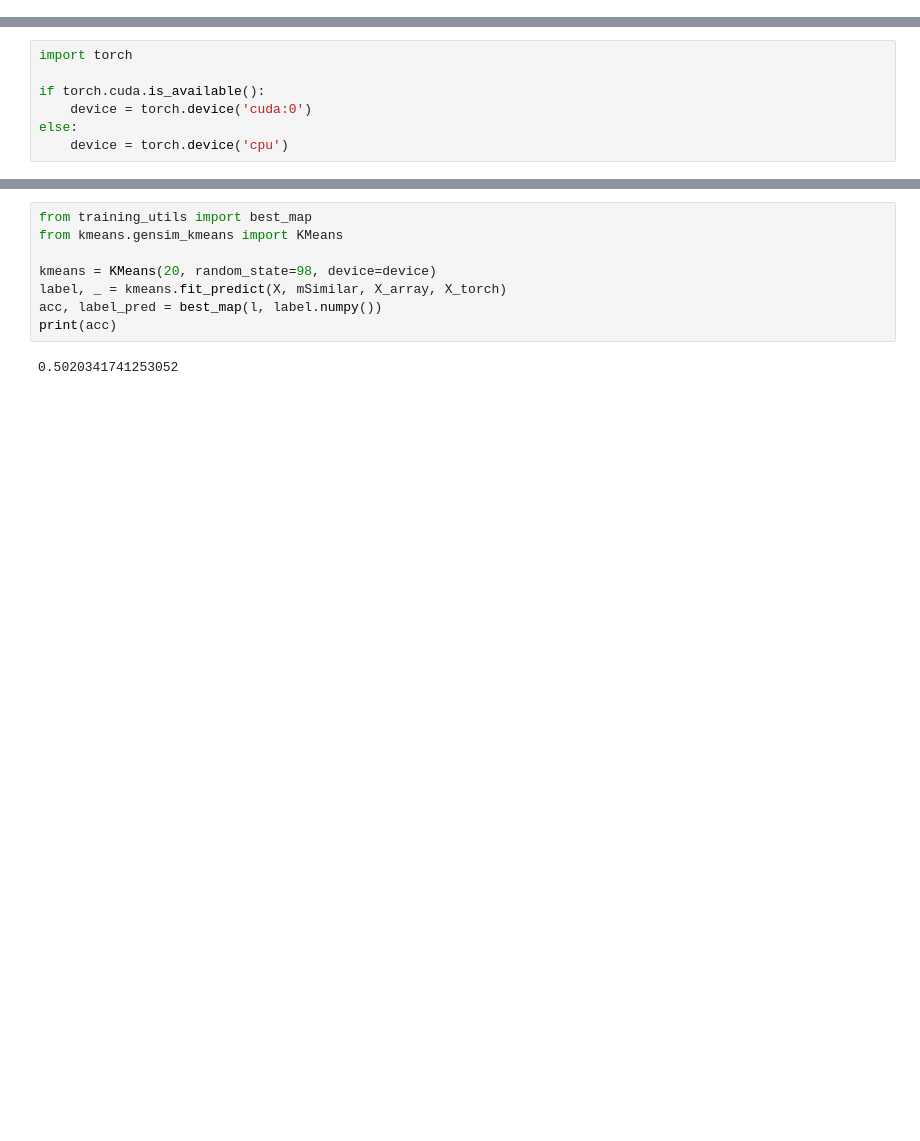
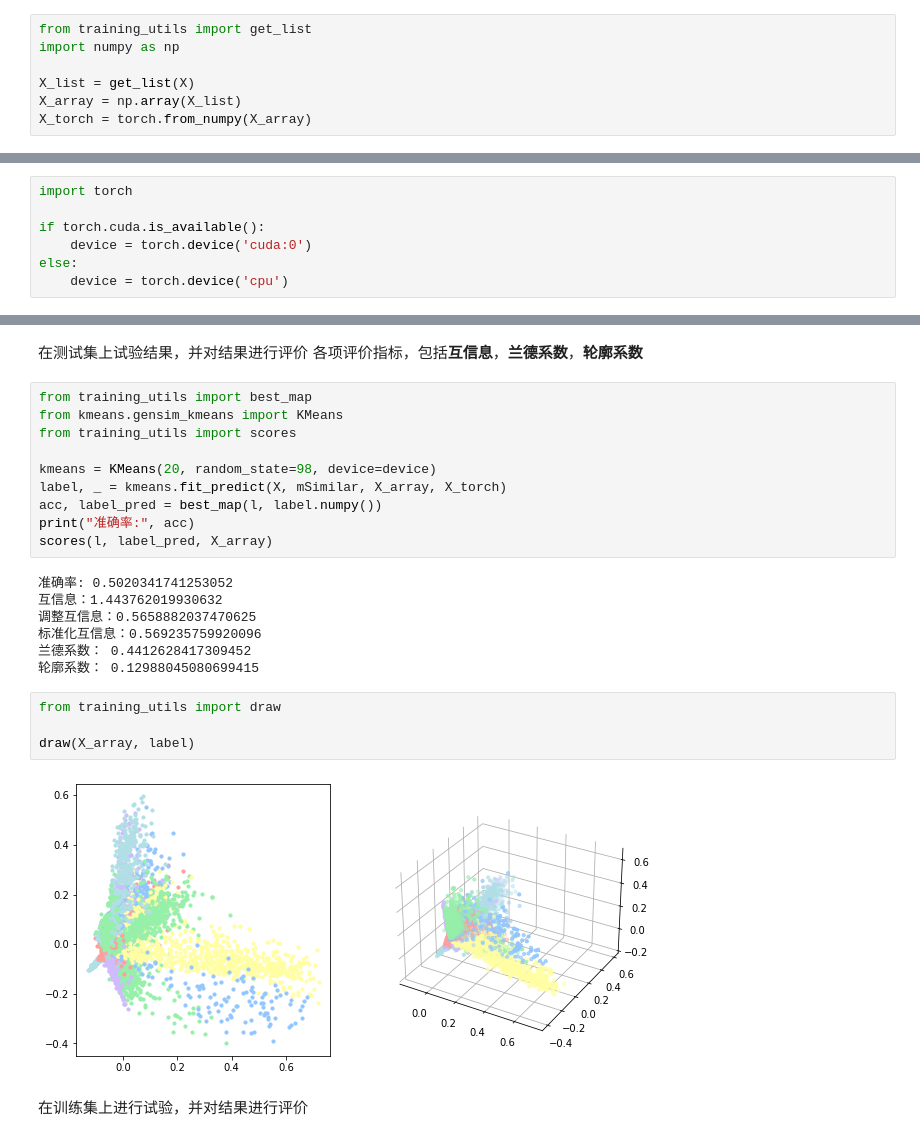
Before and after one commit to rycbar77/TopicDetection, a Jupyter notebook: test_gensim.ipynb, the cells around one changed output, grey strips where cells are left out. Saved outputs shown, nothing was run; the diff lists cells and outputs as text; blank space fills up the shorter version.

```diff
--- a/test_gensim.ipynb
+++ b/test_gensim.ipynb
@@ -61,0 +34,7 @@ X_torch_t = torch.from_numpy(X_array_t)
+# %%
+from training_utils import get_list
+import numpy as np
+
+X_list = get_list(X)
+X_array = np.array(X_list)
+X_torch = torch.from_numpy(X_array)
@@ -110,10 +86,28 @@ max 1036 0.50793327908869
+# %% [markdown]
+在测试集上试验结果，并对结果进行评价
+各项评价指标，包括**互信息**，**兰德系数**，**轮廓系数**
 # %%
 from training_utils import best_map
 from kmeans.gensim_kmeans import KMeans
+from training_utils import scores
 
 kmeans = KMeans(20, random_state=98, device=device)
 label, _ = kmeans.fit_predict(X, mSimilar, X_array, X_torch)
 acc, label_pred = best_map(l, label.numpy())
-print(acc)
+print("准确率:", acc)
+scores(l, label_pred, X_array)
 # %% [output]
-0.5020341741253052
+准确率: 0.5020341741253052
+互信息：1.443762019930632
+调整互信息：0.5658882037470625
+标准化互信息：0.569235759920096
+兰德系数： 0.4412628417309452
+轮廓系数： 0.12988045080699415
+# %%
+from training_utils import draw
+
+draw(X_array, label)
+# %% [output]
+[figure, added]
+# %% [markdown]
+在训练集上进行试验，并对结果进行评价
```
Also changed, not shown: parts of 19 cells of this notebook, 6 other files.
